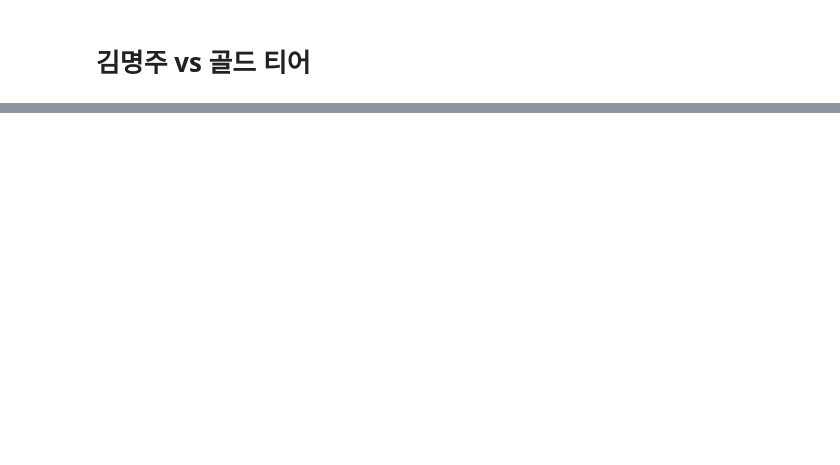
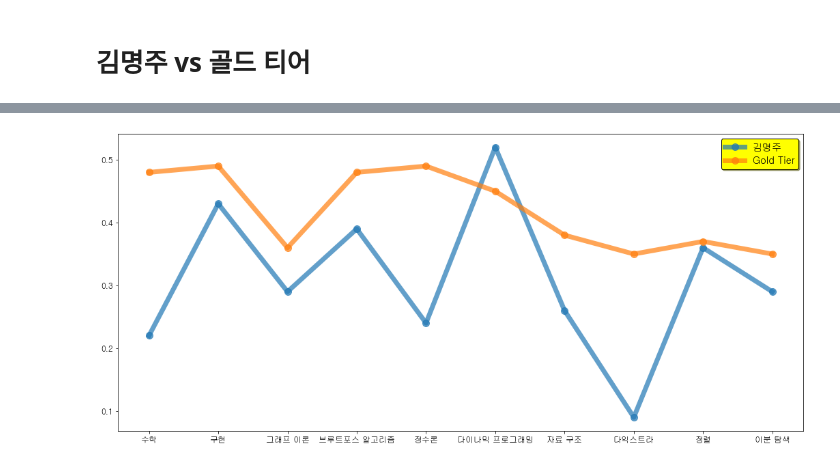
Before and after one commit to myeongju-kim/Baekjoon_Analysis, a Jupyter notebook: analysis.ipynb, the cells around one changed output, grey strips where cells are left out. Saved outputs shown, nothing was run; the diff lists cells and outputs as text; code cells hidden in the pictures; blank space fills up the shorter version.

```diff
--- a/analysis.ipynb
+++ b/analysis.ipynb
@@ -121,0 +155,27 @@ plt.show()
+# %%
+gold_avg=[]
+for i in keys_kdf:
+    gold_avg.append(round(kind_of_s[i]/kind_of[i],2))
+
+kind_of_s_kdf={}
+for i in range(len(kdf)):
+    if kdf['정답'][i]=="맞았습니다!!":
+        temp=kdf['분류'][i].split('/')
+        for k in temp:
+            if k in kind_of_s_kdf:
+                kind_of_s_kdf[k]+=1
+            else:
+                kind_of_s_kdf[k]=1
+ans_kdf=[]
+for i in range(len(keys_kdf)):
+    ans_kdf.append(kind_of_s_kdf[keys_kdf[i]]/values_kdf[i])
+
+ans_kdf=list(map(lambda x:round(x,2),ans_kdf))
+
+plt.figure(figsize=(18,8))
+plt.plot(keys_kdf,ans_kdf, linewidth=7, alpha=0.7, marker="o", markersize=10, label="김명주")
+plt.plot(keys_kdf,gold_avg, linewidth=7, alpha=0.7, marker="o", markersize=10, label="Gold Tier")
+plt.legend(fontsize='large',facecolor='yellow',edgecolor='black',shadow=True)
+plt.show()
+# %% [output]
+[figure, added]
```
Also changed, not shown: parts of 2 cells of this notebook.
